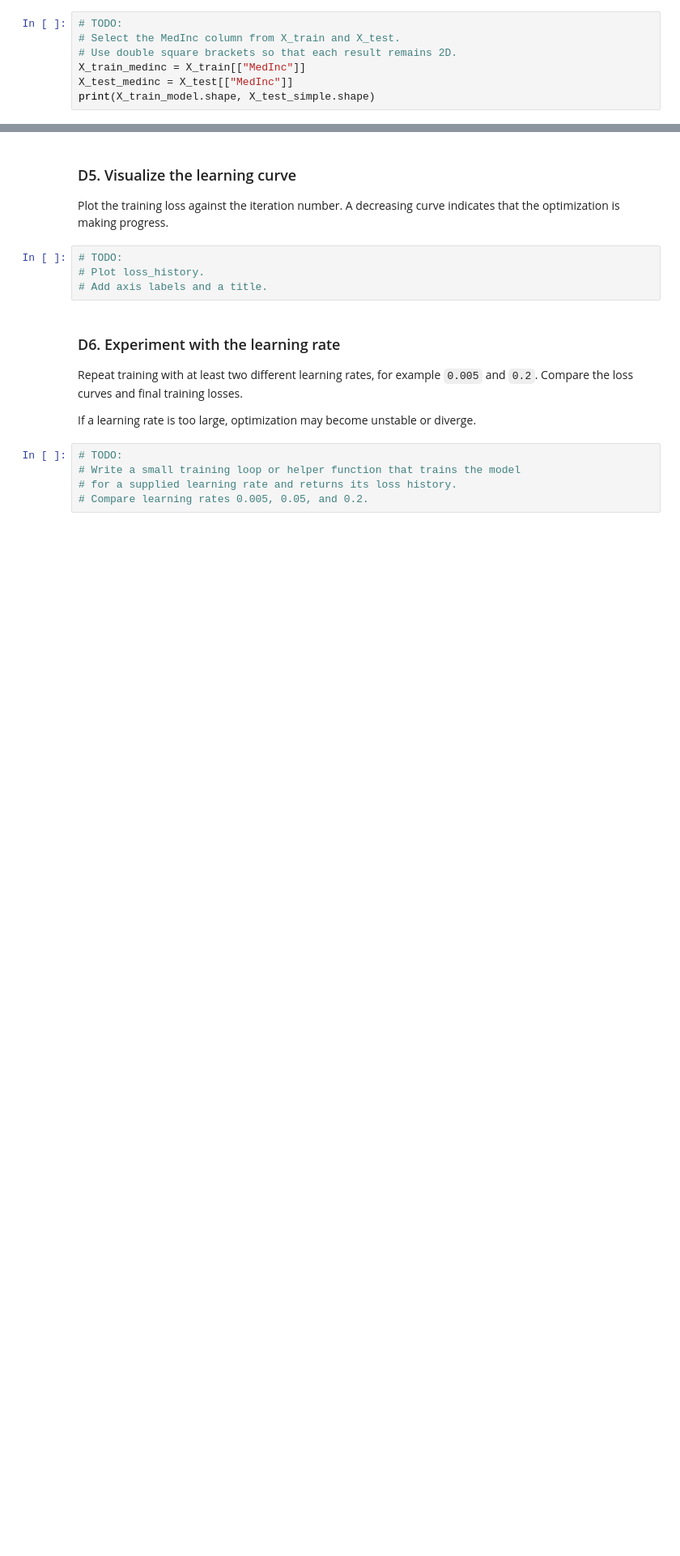
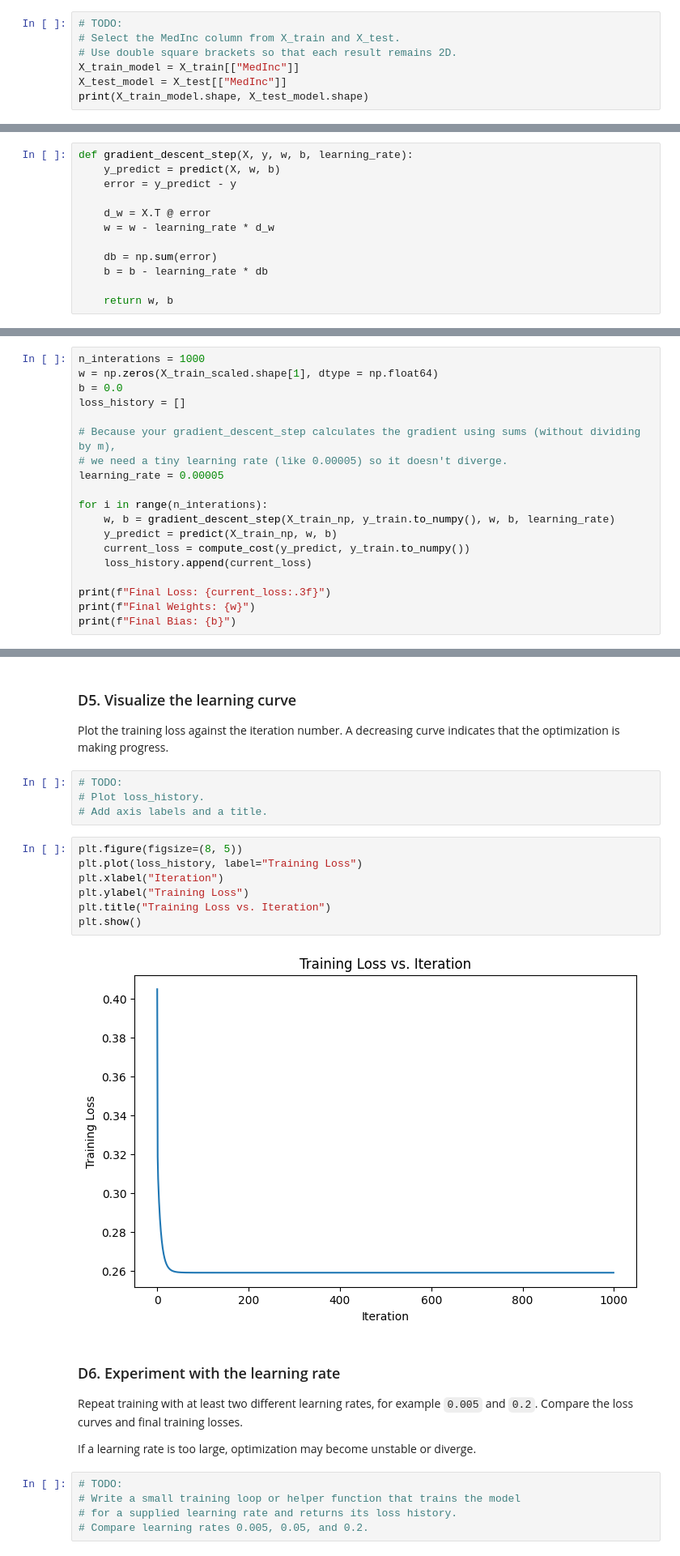
Before and after one commit to ntienvo/ML-lab, a Jupyter notebook: Lab06_Linear_Regression.ipynb, the cells around one changed output, grey strips where cells are left out. Shown at 81% size. Cells and saved outputs as stored; diff of their text form; blank space fills up the shorter version.

Commit message:
Gradient Descent

```diff
--- a/Lab06_Linear_Regression.ipynb
+++ b/Lab06_Linear_Regression.ipynb
@@ -217,9 +217,9 @@ Create one-dimensional feature matrices for training and testing. Scikit-learn e
 # TODO:
 # Select the MedInc column from X_train and X_test.
 # Use double square brackets so that each result remains 2D.
-X_train_medinc = X_train[["MedInc"]]
-X_test_medinc = X_test[["MedInc"]]
-print(X_train_model.shape, X_test_simple.shape)
+X_train_model = X_train[["MedInc"]]
+X_test_model = X_test[["MedInc"]]
+print(X_train_model.shape, X_test_model.shape)
 # %% [output]
 (16512, 1) (4128, 1)
 # %% [markdown]
@@ -574,6 +590,18 @@ Implement one gradient descent update. The function should return the updated we
 # TODO:
 # Implement gradient_descent_step(X, y, w, b, learning_rate).
 # Compute predictions, errors, gradients, and update w and b.
+# %%
+def gradient_descent_step(X, y, w, b, learning_rate):
+    y_predict = predict(X, w, b)
+    error = y_predict - y
+
+    d_w = X.T @ error
+    w = w - learning_rate * d_w
+
+    db = np.sum(error)
+    b = b - learning_rate * db
+
+    return w, b
 # %% [markdown]
 ### D4. Train using batch gradient descent
 
@@ -583,3 +611,22 @@ Initialize weights and bias to zero. Train for 1,000 iterations with a learning
 # Initialize w as a zero vector and b as 0.0.
 # Run 1000 gradient descent iterations.
 # Store the MSE after each update in a list named loss_history.
+# %%
+n_interations = 1000
+w = np.zeros(X_train_scaled.shape[1], dtype = np.float64)
+b = 0.0
+loss_history = []
+
+# Because your gradient_descent_step calculates the gradient using sums (without dividing by m),
+# we need a tiny learning rate (like 0.00005) so it doesn't diverge.
+learning_rate = 0.00005
+
+for i in range(n_interations):
+    w, b = gradient_descent_step(X_train_np, y_train.to_numpy(), w, b, learning_rate)
+    y_predict = predict(X_train_np, w, b)
+    current_loss = compute_cost(y_predict, y_train.to_numpy())
+    loss_history.append(current_loss)
+
+print(f"Final Loss: {current_loss:.3f}")
+print(f"Final Weights: {w}")
+print(f"Final Bias: {b}")
@@ -591,6 +643,15 @@ Plot the training loss against the iteration number. A decreasing curve indicate
 # TODO:
 # Plot loss_history.
 # Add axis labels and a title.
+# %%
+plt.figure(figsize=(8, 5))
+plt.plot(loss_history, label="Training Loss")
+plt.xlabel("Iteration")
+plt.ylabel("Training Loss")
+plt.title("Training Loss vs. Iteration")
+plt.show()
+# %% [output]
+[figure, added]
 # %% [markdown]
 ### D6. Experiment with the learning rate
 
```
Also changed, not shown: parts of 10 cells of this notebook.
